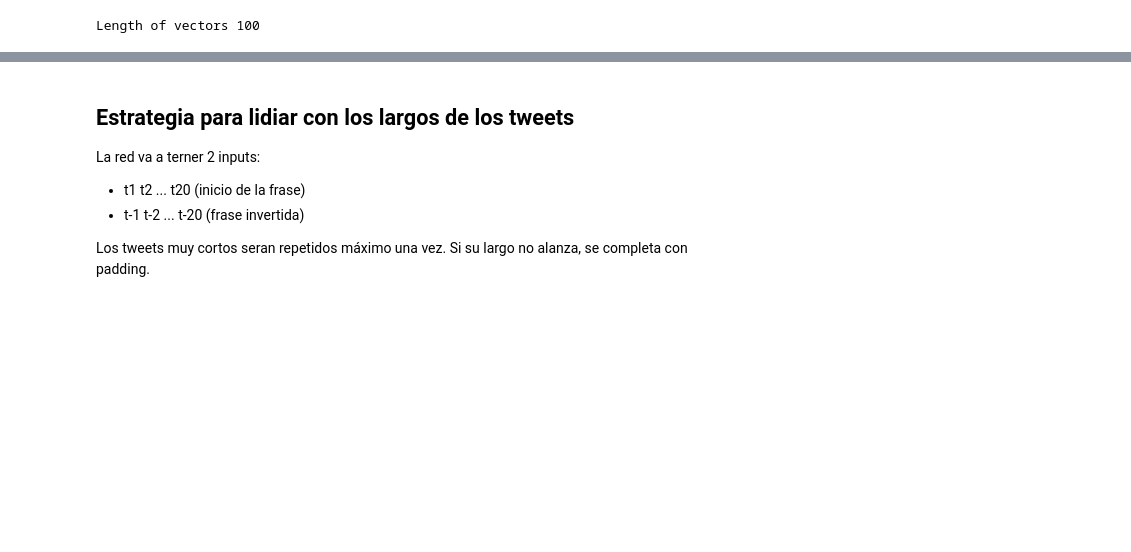
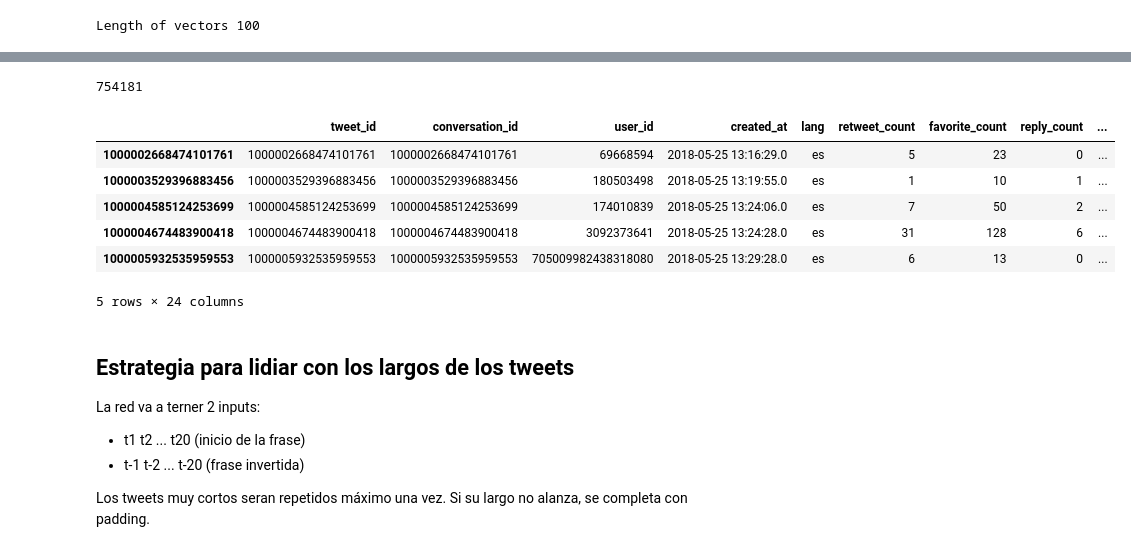
Before and after one commit to matiasngf/twitter_ai, a Jupyter notebook: notebooks/TweetToVect.ipynb, the cells around one changed output, grey strips where cells are left out. Cells and saved outputs as stored; diff of their text form; code cells hidden in the pictures; blank space fills up the shorter version.

```diff
--- a/notebooks/TweetToVect.ipynb
+++ b/notebooks/TweetToVect.ipynb
@@ -93,3 +87,21 @@ será exhibido en los próximos días en los locales que cumplan con los protoco
+# %%
+tweets_length = df.full_text_cleaned.apply(lambda text: len(tokenize(text)))
+# %%
+df.loc[:,'tweet_l'] = tweets_length
+# %%
+np.round((np.random.rand()) * 8)
+train_df = df[(df.favorite_count >= 10) & (df.lang == 'es') & (df.tweet_l > 8)]
+print(len(train_df))
+train_df.head()
+# %% [output]
+754181
+|  | tweet_id | conversation_id | user_id | created_at | lang | retweet_count | favorite_count | reply_count | ... |
+| 1000002668474101761 | 1000002668474101761 | 1000002668474101761 | 69668594 | 2018-05-25 13:16:29.0 | es | 5 | 23 | 0 | ... |
+| 1000003529396883456 | 1000003529396883456 | 1000003529396883456 | 180503498 | 2018-05-25 13:19:55.0 | es | 1 | 10 | 1 | ... |
+| 1000004585124253699 | 1000004585124253699 | 1000004585124253699 | 174010839 | 2018-05-25 13:24:06.0 | es | 7 | 50 | 2 | ... |
+| 1000004674483900418 | 1000004674483900418 | 1000004674483900418 | 3092373641 | 2018-05-25 13:24:28.0 | es | 31 | 128 | 6 | ... |
+| 1000005932535959553 | 1000005932535959553 | 1000005932535959553 | 705009982438318080 | 2018-05-25 13:29:28.0 | es | 6 | 13 | 0 | ... |
+5 rows × 24 columns
 # %% [markdown]
 ## Estrategia para lidiar con los largos de los tweets
 La red va a terner 2 inputs:
```
Also changed, not shown: parts of 27 cells of this notebook, 2 other files.
